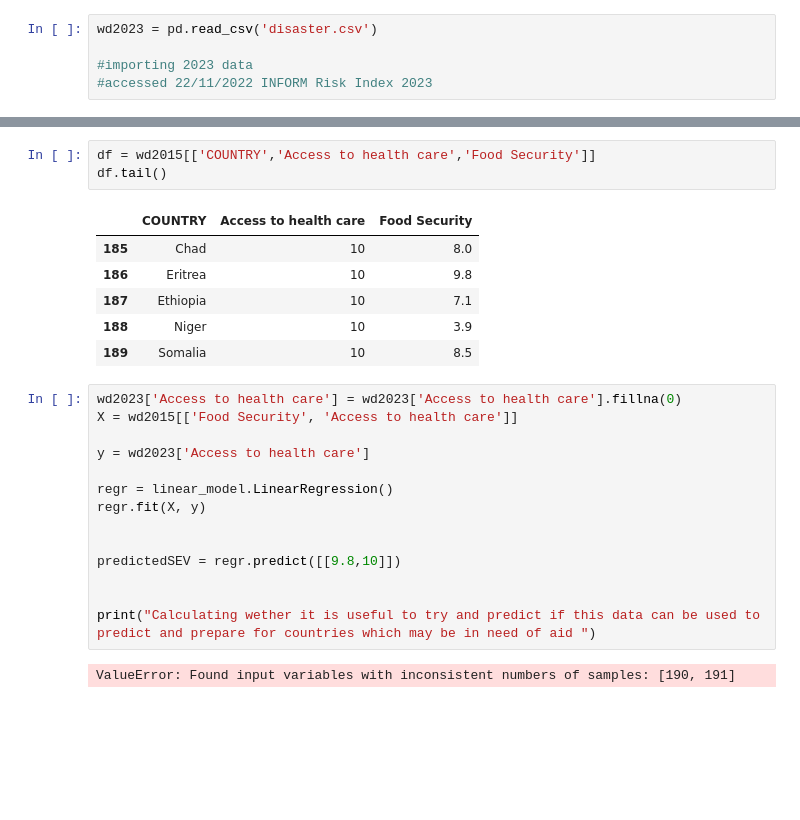
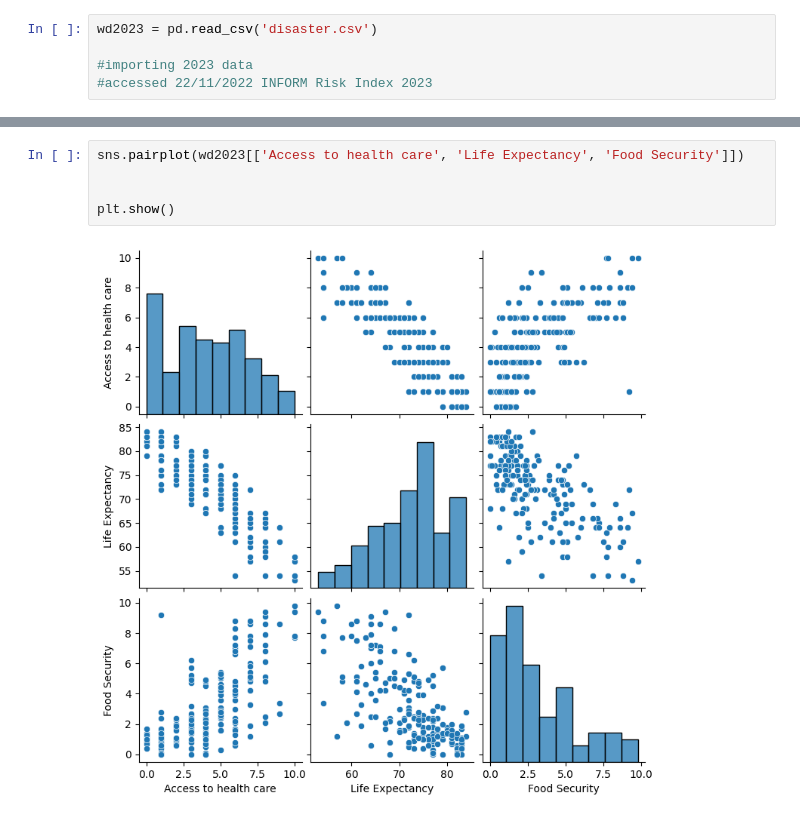
Before and after one commit to olliemason03/datanew, a Jupyter notebook: Untitled-1.ipynb, the cells around one changed output, grey strips where cells are left out. Drawn from its saved outputs; the diff is of its cells as text; blank space fills up the shorter version.

Commit message:
new data added

```diff
--- a/Untitled-1.ipynb
+++ b/Untitled-1.ipynb
@@ -95,26 +187,7 @@ plt.show()
 # %%
-df = wd2015[['COUNTRY','Access to health care','Food Security']]
-df.tail()
+sns.pairplot(wd2023[['Access to health care', 'Life Expectancy', 'Food Security']])
+
+
+plt.show()
 # %% [output]
-|  | COUNTRY | Access to health care | Food Security |
-| 185 | Chad | 10 | 8.0 |
-| 186 | Eritrea | 10 | 9.8 |
-| 187 | Ethiopia | 10 | 7.1 |
-| 188 | Niger | 10 | 3.9 |
-| 189 | Somalia | 10 | 8.5 |
+[figure, added]
-# %%
-wd2023['Access to health care'] = wd2023['Access to health care'].fillna(0)
-X = wd2015[['Food Security', 'Access to health care']]
-
-y = wd2023['Access to health care']
-
-regr = linear_model.LinearRegression()
-regr.fit(X, y)
-
-
-predictedSEV = regr.predict([[9.8,10]])
-
-
-print("Calculating wether it is useful to try and predict if this data can be used to predict and prepare for countries which may be in need of aid ")
-# %% [output]
-ValueError: Found input variables with inconsistent numbers of samples: [190, 191]
```
Also changed, not shown: parts of 11 cells of this notebook, 10 other files.
